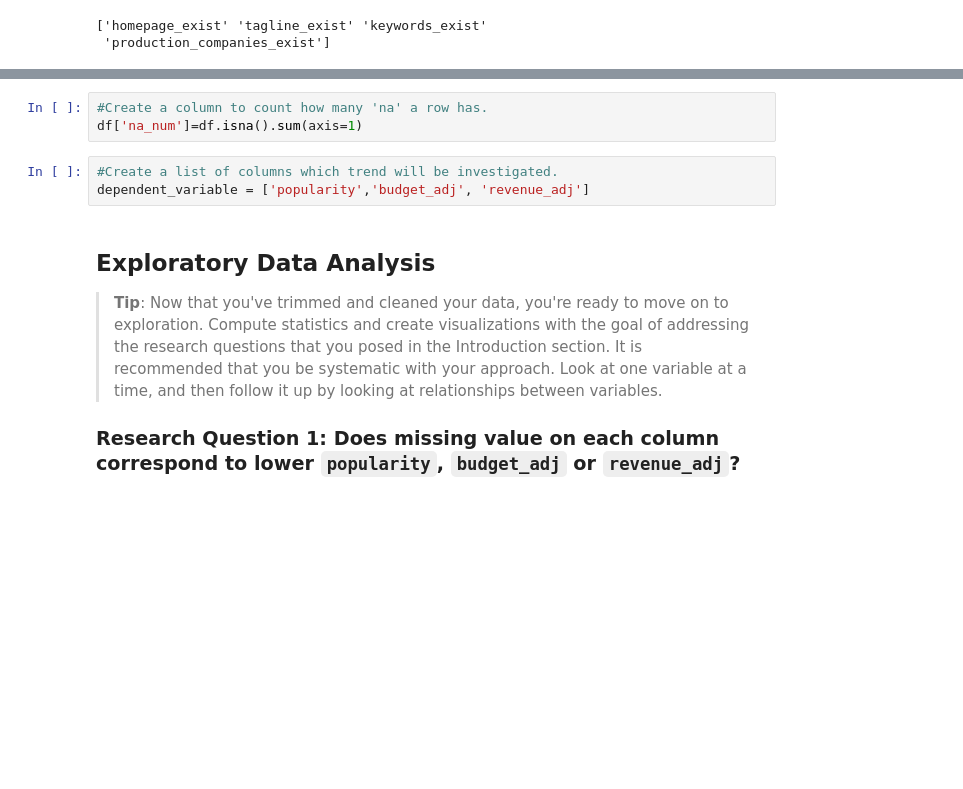
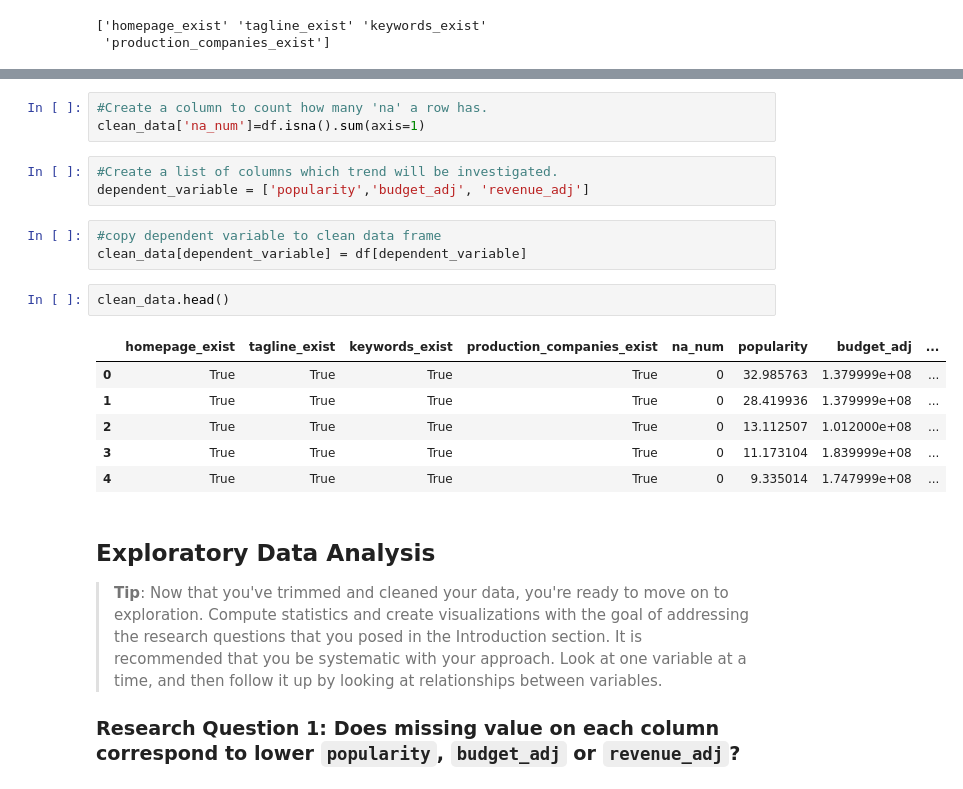
Before and after one commit to ohnozzy/udacity-tmdb-report, a Jupyter notebook: investigate-imdb-dataset.ipynb, the cells around one changed output, grey strips where cells are left out. Saved outputs shown, nothing was run; the diff lists cells and outputs as text; blank space fills up the shorter version.

```diff
--- a/investigate-imdb-dataset.ipynb
+++ b/investigate-imdb-dataset.ipynb
@@ -163,10 +179,22 @@ df[new_column].head()
 | 4 | True | True | True | True |
 # %%
 #Create a column to count how many 'na' a row has.
-df['na_num']=df.isna().sum(axis=1)
+clean_data['na_num']=df.isna().sum(axis=1)
 # %%
 #Create a list of columns which trend will be investigated.
 dependent_variable = ['popularity','budget_adj', 'revenue_adj']
+# %%
+#copy dependent variable to clean data frame
+clean_data[dependent_variable] = df[dependent_variable]
+# %%
+clean_data.head()
+# %% [output]
+|  | homepage_exist | tagline_exist | keywords_exist | production_companies_exist | na_num | popularity | budget_adj | ... |
+| 0 | True | True | True | True | 0 | 32.985763 | 1.379999e+08 | ... |
+| 1 | True | True | True | True | 0 | 28.419936 | 1.379999e+08 | ... |
+| 2 | True | True | True | True | 0 | 13.112507 | 1.012000e+08 | ... |
+| 3 | True | True | True | True | 0 | 11.173104 | 1.839999e+08 | ... |
+| 4 | True | True | True | True | 0 | 9.335014 | 1.747999e+08 | ... |
 # %% [markdown]
 <a id='eda'></a>
 ## Exploratory Data Analysis
```
Also changed, not shown: parts of 18 cells of this notebook, 1 other file.
